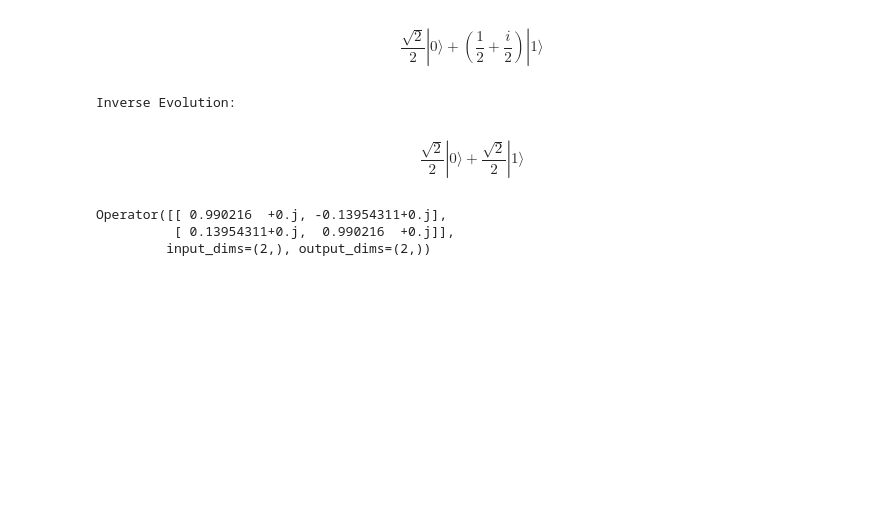
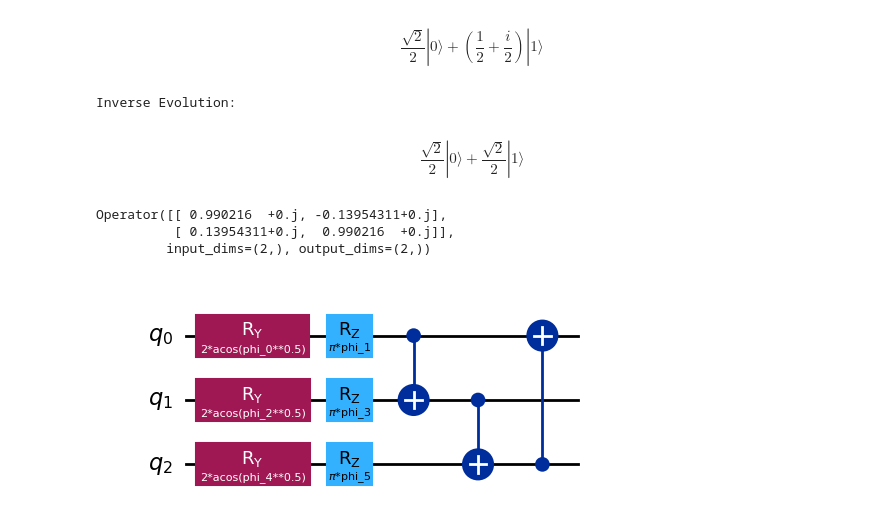
Before and after one commit to fdamore/QK, a Jupyter notebook: notebooks/validation.ipynb, the cells around one changed output. Saved outputs shown, nothing was run; the diff lists cells and outputs as text; code cells hidden in the pictures; blank space fills up the shorter version.

Commit message:
Adding job working on uniform enconding

```diff
--- a/notebooks/validation.ipynb
+++ b/notebooks/validation.ipynb
@@ -235,3 +235,10 @@ Operator(np.array([[np.cos(0.14),  - np.sin(0.14)],[np.sin(0.14), np.cos(0.14)]]
 Operator([[ 0.990216  +0.j, -0.13954311+0.j],
           [ 0.13954311+0.j,  0.990216  +0.j]],
          input_dims=(2,), output_dims=(2,))
+# %%
+from pqk.Circuits import Circuits
+
+uniform_enc = Circuits.uniform_bloch_encoding(n_wire=3)
+uniform_enc.draw('mpl')
+# %% [output]
+[figure, added]
```
Also changed, not shown: parts of 3 cells of this notebook, 4 other files.
